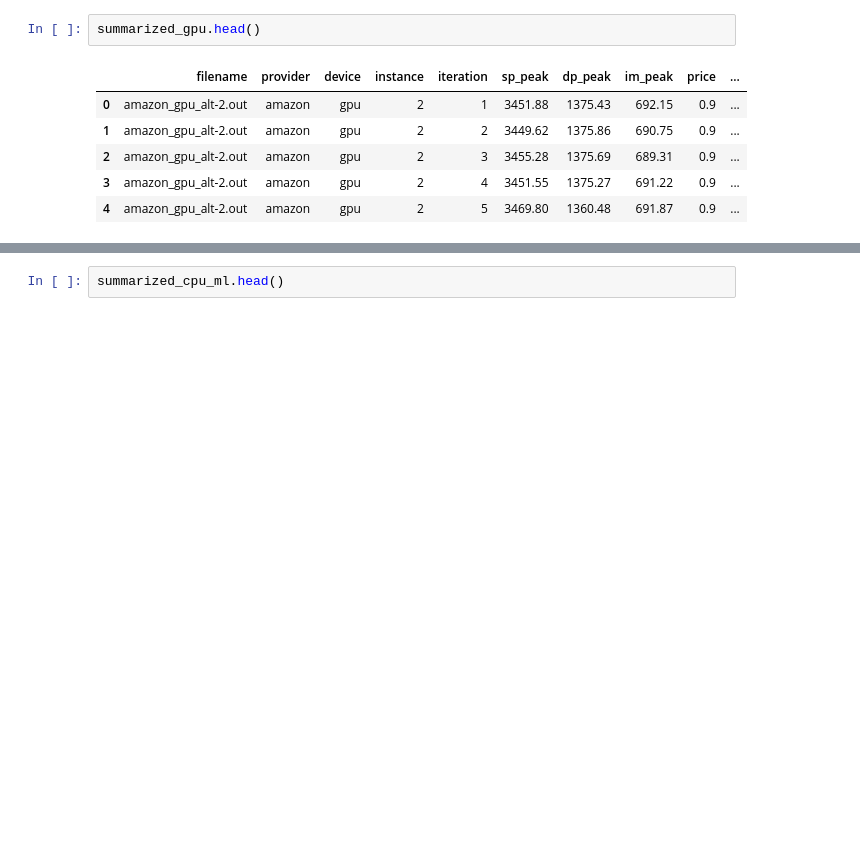
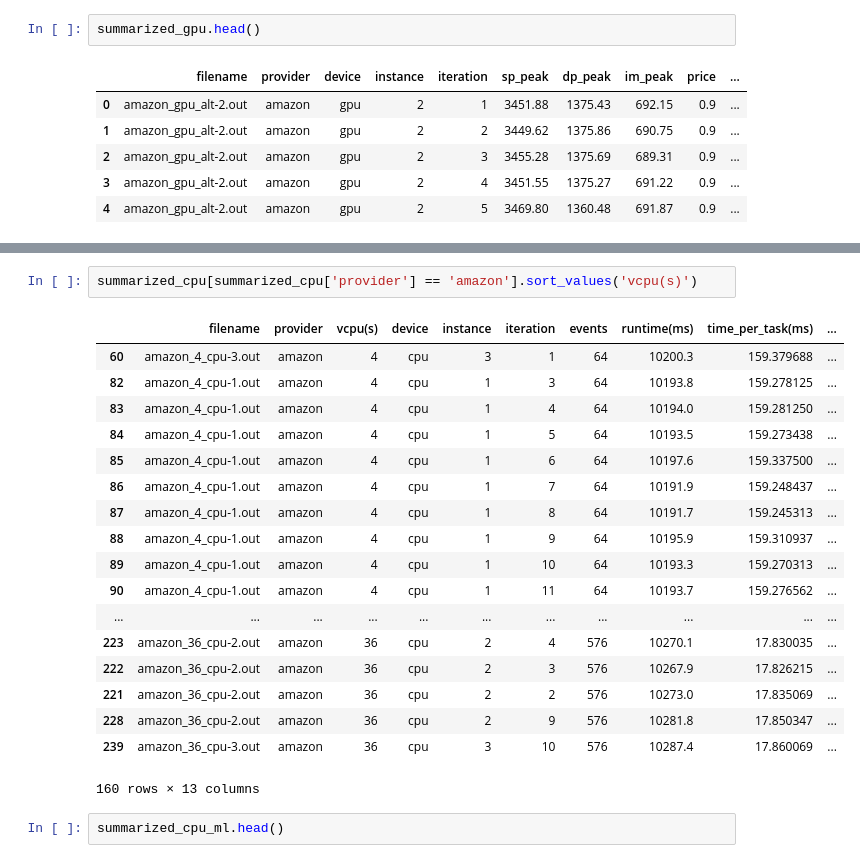
Before and after one commit to mzj14/cs739-project-2, a Jupyter notebook: process_results.ipynb, the cells around one changed output, grey strips where cells are left out. Cells and saved outputs as stored; diff of their text form; blank space fills up the shorter version.

```diff
--- a/process_results.ipynb
+++ b/process_results.ipynb
@@ -177,3 +193,24 @@ summarized_cpu.head()
+# %%
+summarized_cpu[summarized_cpu['provider'] == 'amazon'].sort_values('vcpu(s)')
+# %% [output]
+|  | filename | provider | vcpu(s) | device | instance | iteration | events | runtime(ms) | time_per_task(ms) | ... |
+| 60 | amazon_4_cpu-3.out | amazon | 4 | cpu | 3 | 1 | 64 | 10200.3 | 159.379688 | ... |
+| 82 | amazon_4_cpu-1.out | amazon | 4 | cpu | 1 | 3 | 64 | 10193.8 | 159.278125 | ... |
+| 83 | amazon_4_cpu-1.out | amazon | 4 | cpu | 1 | 4 | 64 | 10194.0 | 159.281250 | ... |
+| 84 | amazon_4_cpu-1.out | amazon | 4 | cpu | 1 | 5 | 64 | 10193.5 | 159.273438 | ... |
+| 85 | amazon_4_cpu-1.out | amazon | 4 | cpu | 1 | 6 | 64 | 10197.6 | 159.337500 | ... |
+| 86 | amazon_4_cpu-1.out | amazon | 4 | cpu | 1 | 7 | 64 | 10191.9 | 159.248437 | ... |
+| 87 | amazon_4_cpu-1.out | amazon | 4 | cpu | 1 | 8 | 64 | 10191.7 | 159.245313 | ... |
+| 88 | amazon_4_cpu-1.out | amazon | 4 | cpu | 1 | 9 | 64 | 10195.9 | 159.310937 | ... |
+| 89 | amazon_4_cpu-1.out | amazon | 4 | cpu | 1 | 10 | 64 | 10193.3 | 159.270313 | ... |
+| 90 | amazon_4_cpu-1.out | amazon | 4 | cpu | 1 | 11 | 64 | 10193.7 | 159.276562 | ... |
+| ... | ... | ... | ... | ... | ... | ... | ... | ... | ... | ... |
+| 223 | amazon_36_cpu-2.out | amazon | 36 | cpu | 2 | 4 | 576 | 10270.1 | 17.830035 | ... |
+| 222 | amazon_36_cpu-2.out | amazon | 36 | cpu | 2 | 3 | 576 | 10267.9 | 17.826215 | ... |
+| 221 | amazon_36_cpu-2.out | amazon | 36 | cpu | 2 | 2 | 576 | 10273.0 | 17.835069 | ... |
+| 228 | amazon_36_cpu-2.out | amazon | 36 | cpu | 2 | 9 | 576 | 10281.8 | 17.850347 | ... |
+| 239 | amazon_36_cpu-3.out | amazon | 36 | cpu | 3 | 10 | 576 | 10287.4 | 17.860069 | ... |
+160 rows × 13 columns
 # %%
 summarized_cpu_ml.head()
 # %% [output]
```
Also changed, not shown: parts of 8 cells of this notebook, 19 other files.
